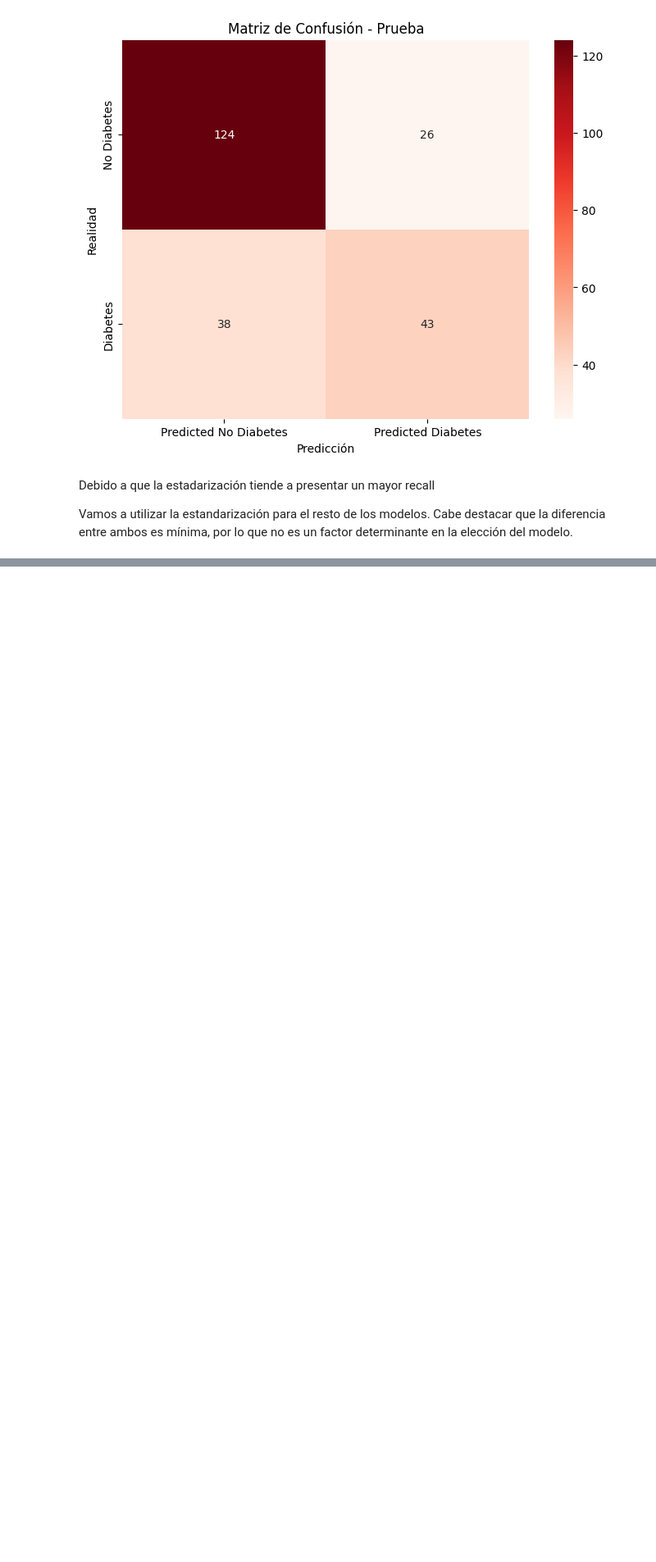
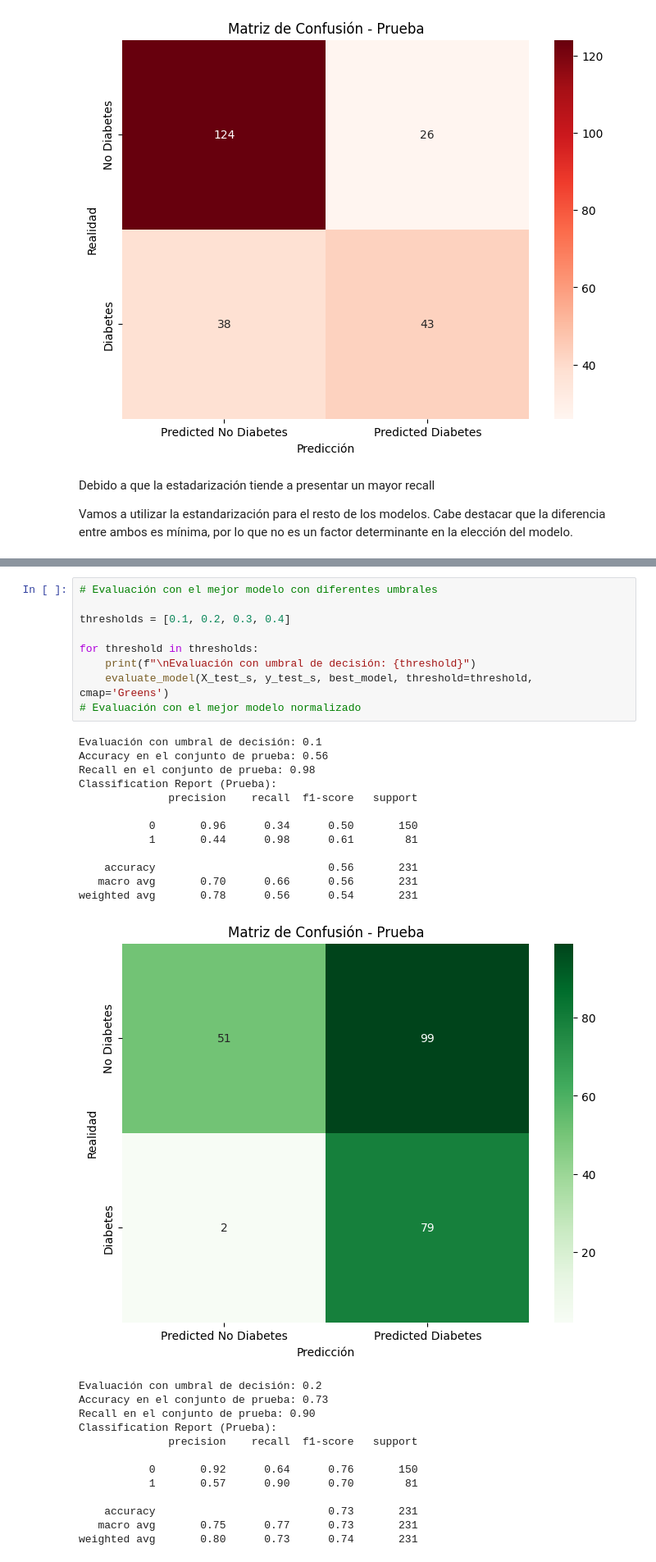
Before and after one commit to XoulEater/Proyecto_1_IA, a Jupyter notebook: diabetes.ipynb, the cells around one changed output, grey strips where cells are left out. Shown at 82% size. Drawn from its saved outputs; the diff is of its cells as text; blank space fills up the shorter version.

```diff
--- a/main.ipynb
+++ b/diabetes.ipynb
@@ -276,0 +340,35 @@ Vamos a utilizar la estandarización para el resto de los modelos. Cabe destacar
+# %%
+# Evaluación con el mejor modelo con diferentes umbrales
+
+thresholds = [0.1, 0.2, 0.3, 0.4]
+
+for threshold in thresholds:
+    print(f"\nEvaluación con umbral de decisión: {threshold}")
+    evaluate_model(X_test_s, y_test_s, best_model, threshold=threshold, cmap='Greens')
+# Evaluación con el mejor modelo normalizado
+# %% [output]
+Evaluación con umbral de decisión: 0.1
+Accuracy en el conjunto de prueba: 0.56
+Recall en el conjunto de prueba: 0.98
+Classification Report (Prueba):
+              precision    recall  f1-score   support
+
+           0       0.96      0.34      0.50       150
+           1       0.44      0.98      0.61        81
+
+    accuracy                           0.56       231
+   macro avg       0.70      0.66      0.56       231
+weighted avg       0.78      0.56      0.54       231
+[figure, added]
+Evaluación con umbral de decisión: 0.2
+Accuracy en el conjunto de prueba: 0.73
+Recall en el conjunto de prueba: 0.90
+Classification Report (Prueba):
+              precision    recall  f1-score   support
+
+           0       0.92      0.64      0.76       150
+           1       0.57      0.90      0.70        81
+
+    accuracy                           0.73       231
+   macro avg       0.75      0.77      0.73       231
+weighted avg       0.80      0.73      0.74       231
```
Also changed, not shown: parts of 8 cells of this notebook, 2 other files.
